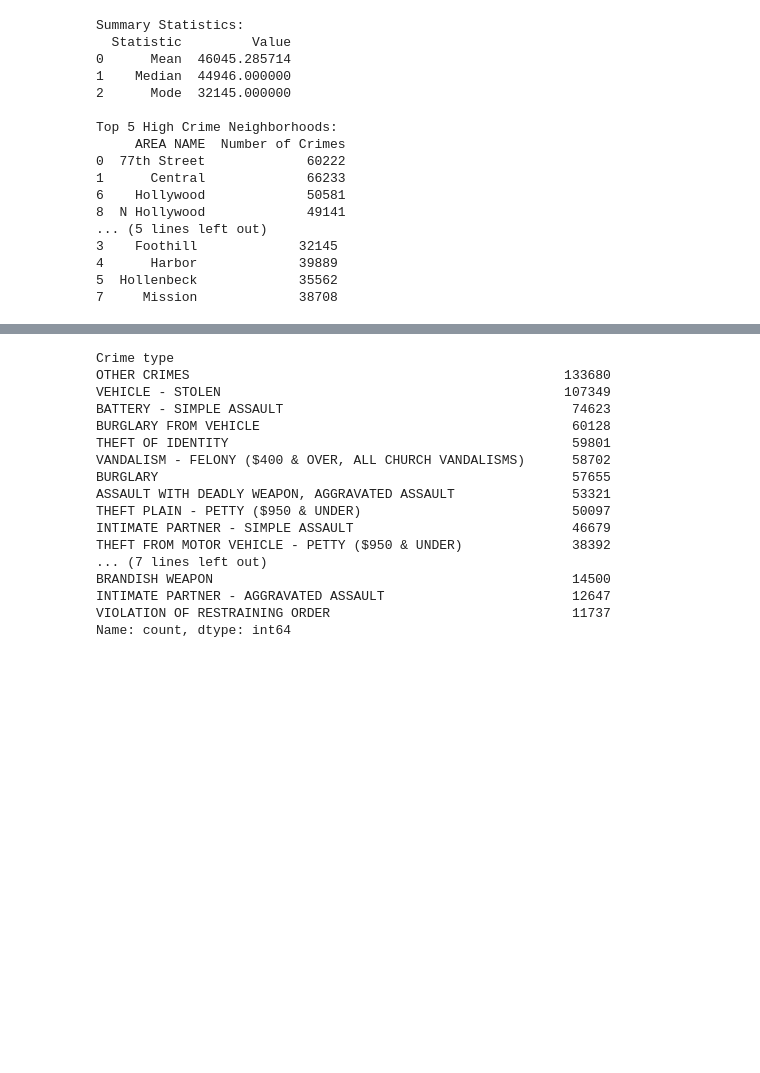
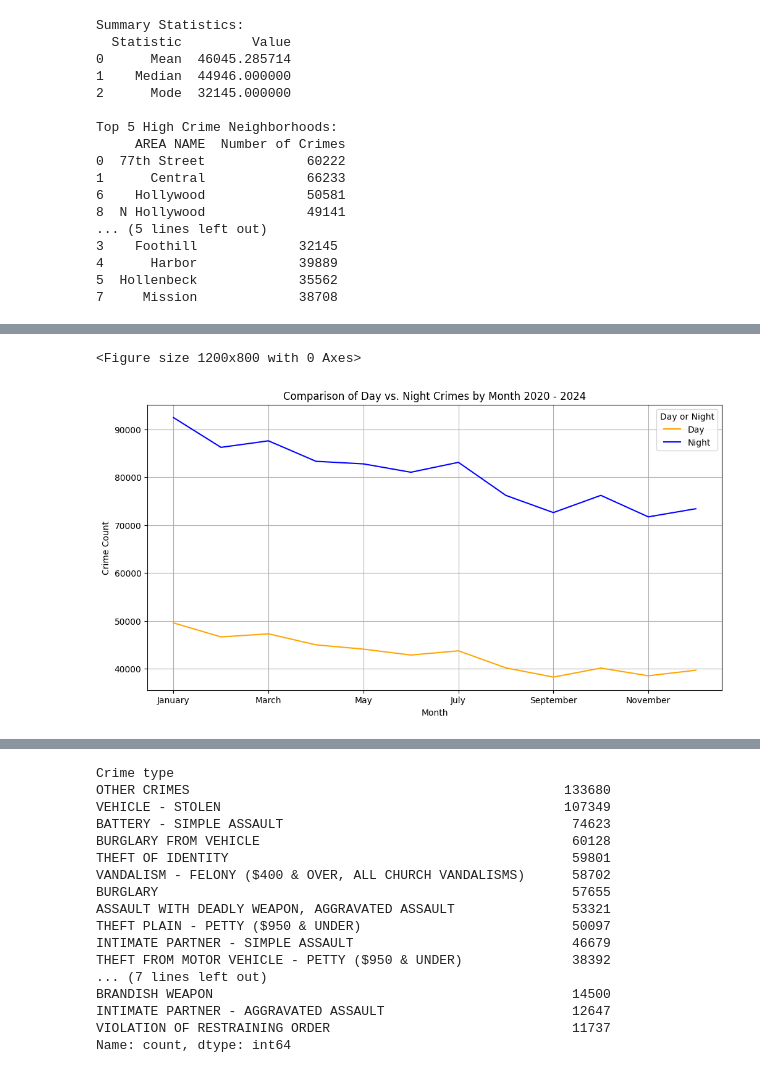
Before and after one commit to rkuautli/Data_Project_1, a Jupyter notebook: crime.ipynb, the cells around one changed output, grey strips where cells are left out. Drawn from its saved outputs; the diff is of its cells as text; code cells hidden in the pictures; blank space fills up the shorter version.

```diff
--- a/crime.ipynb
+++ b/crime.ipynb
@@ -269,0 +308,5 @@ print("-----------------------")
+# %%
+# creating a data frame with just selected information
+selected_columns = ["Date Rptd", "Date Occ", "Time Occ", "Day Or Night", "Crm Cd"]
+date_time_df = crime_df[selected_columns]
+date_time_df.head()
@@ -269,0 +320,36 @@ print("-----------------------")
+# %%
+# creating a new column called "Day of Week" from the "Date Reported" and "Date Occurred"
+date_time_df["Date Rptd"] = pd.to_datetime(date_time_df["Date Rptd"])
+date_time_df["Date Occ"] = pd.to_datetime(date_time_df["Date Occ"])
+date_time_df["Day Of Wk Occ"] = date_time_df["Date Occ"].dt.day_name()
+date_time_df["Month Occ"] = date_time_df["Date Occ"].dt.month_name()
+date_time_df["Time From Occ to Rptd"] = (date_time_df["Date Rptd"] - date_time_df["Date Occ"]).dt.days
+date_time_df["Year Occ"] = date_time_df["Date Occ"].dt.year
+# %%
+# creating a way to view if an crime happened on the weekend or a weekday
+# date_time_df["Day Of Wk Occ"] = pd.to_datetime(date_time_df["Day Of Wk Occ"])
+date_time_df.loc[:, "Day Of Week"] = date_time_df["Date Occ"].dt.dayofweek
+# since i have already converted the "Date Occ" and "Date Rptd" to datetime im just looking for the day type
+date_time_df.loc[:, "Day Type Crm Occ"] = date_time_df["Day Of Week"].apply(lambda x: "Weekend" if x >= 5 else "Weekday")
+date_time_df["Day Type Crm Occ"].value_counts()
+# %%
+# showing the total number of crimes committed during the day and at night from 2020 to 2024
+day_night_crime = date_time_df.groupby(["Month Occ", "Day Or Night"])["Day Or Night"].count().unstack().fillna(0)
+
+# Define the order of months from January to December
+month_order = ['January', 'February', 'March', 'April', 'May', 'June',
+               'July', 'August', 'September', 'October', 'November', 'December']
+
+# Reorder the DataFrame based on the defined month order
+day_night_crime_count = day_night_crime.reindex(month_order)
+plt.figure(figsize=(12, 8))
+day_night_crime_count.plot(kind='line', stacked=True, color=['orange', 'blue'], figsize=(12, 6))
+plt.xlabel("Month")
+plt.ylabel("Crime Count")
+plt.title("Comparison of Day vs. Night Crimes by Month 2020 - 2024")
+plt.grid(True)
+plt.legend(title="Day or Night", loc='upper right')
+plt.show()
+# %% [output]
+<Figure size 1200x800 with 0 Axes>
+[figure, added]
```
Also changed, not shown: parts of 8 cells of this notebook.
